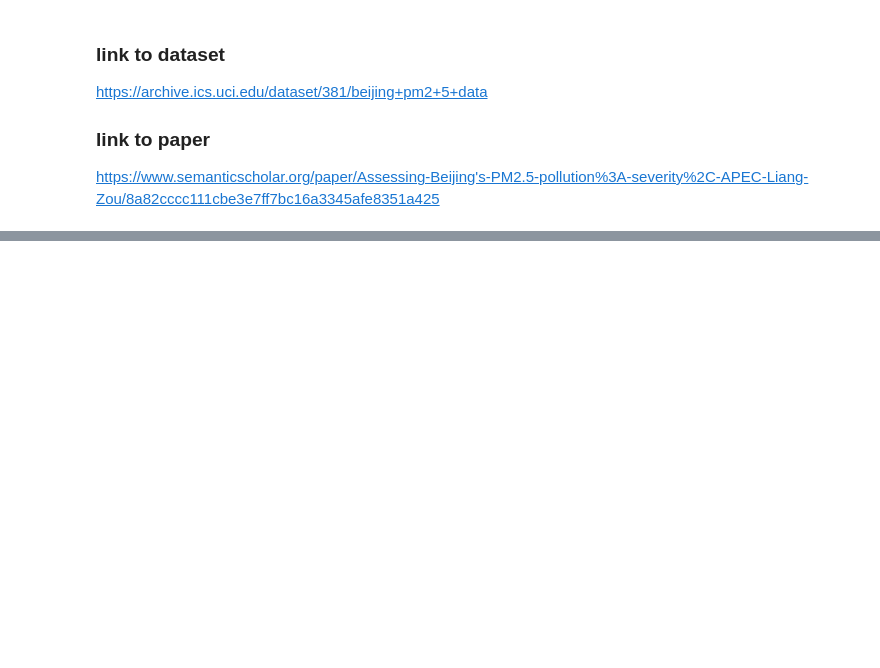
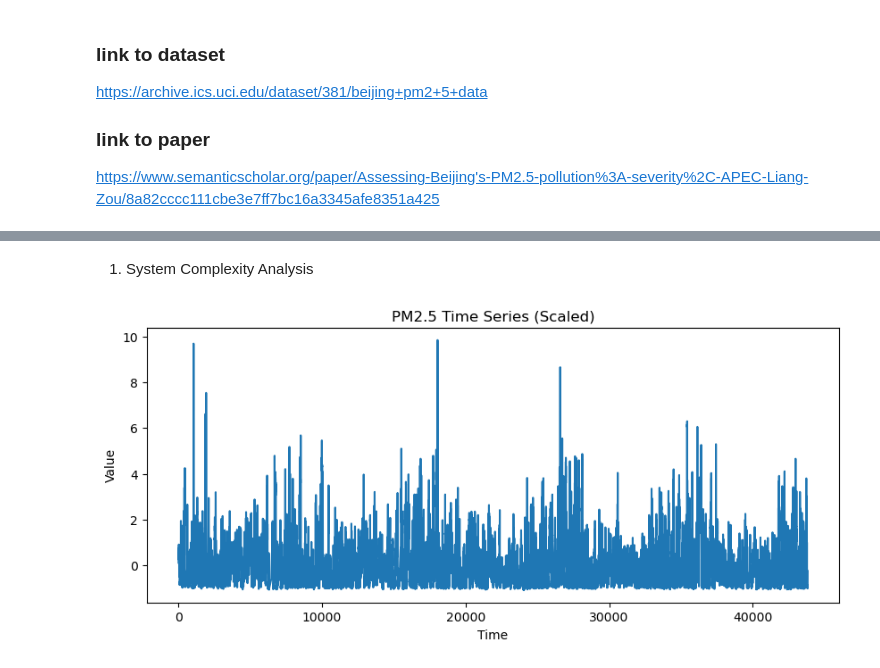
Before and after one commit to All-Purpose-Monkey/Complex_systems_group1, a Jupyter notebook: Module10/being_pm25_EDM.ipynb, the cells around one changed output, grey strips where cells are left out. Cells and saved outputs as stored; diff of their text form; code cells hidden in the pictures; blank space fills up the shorter version.

```diff
--- a/Module10/being_pm25_EDM.ipynb
+++ b/Module10/being_pm25_EDM.ipynb
@@ -23,0 +15,3 @@ ModuleNotFoundError: No module named 'EDMpy'
+# %%
+# @title Uploading dataset
+df = pd.read_csv('PRSA_data_2010.1.1-2014.12.31.csv')
@@ -23,0 +91,8 @@ ModuleNotFoundError: No module named 'EDMpy'
+# %%
+# @title Fixing pm2.5 with linear values with the days before after kind of thing
+
+# The values will be replaced with the linear method as it compares with the days before and after, f and bfill for gaps and edges
+df = df.sort_values(['year','month','day','hour']) #just to be sure
+df['pm2.5'] = df['pm2.5'].interpolate().bfill().ffill()
+
+df.isna().sum()
@@ -23,0 +114,5 @@ ModuleNotFoundError: No module named 'EDMpy'
+# %%
+# EDM specific preprocessing - normalisation and datetime indexing
+cols = ['pm2.5', 'TEMP', 'PRES', 'DEWP', 'Iws', 'Is', 'Ir']
+
+df[cols] = sklearn.preprocessing.StandardScaler().fit_transform(df[cols])
@@ -23,0 +153,12 @@ ModuleNotFoundError: No module named 'EDMpy'
+# %% [markdown]
+1. System Complexity Analysis
+# %%
+plt.figure(figsize=(10,4))
+plt.plot(df['pm2.5'])
+plt.title("PM2.5 Time Series (Scaled)")
+plt.xlabel("Time")
+plt.ylabel("Value")
+plt.savefig("pm25_timeseries.png")
+plt.show()
+# %% [output]
+[figure, added]
```
Also changed, not shown: parts of 10 cells of this notebook.
